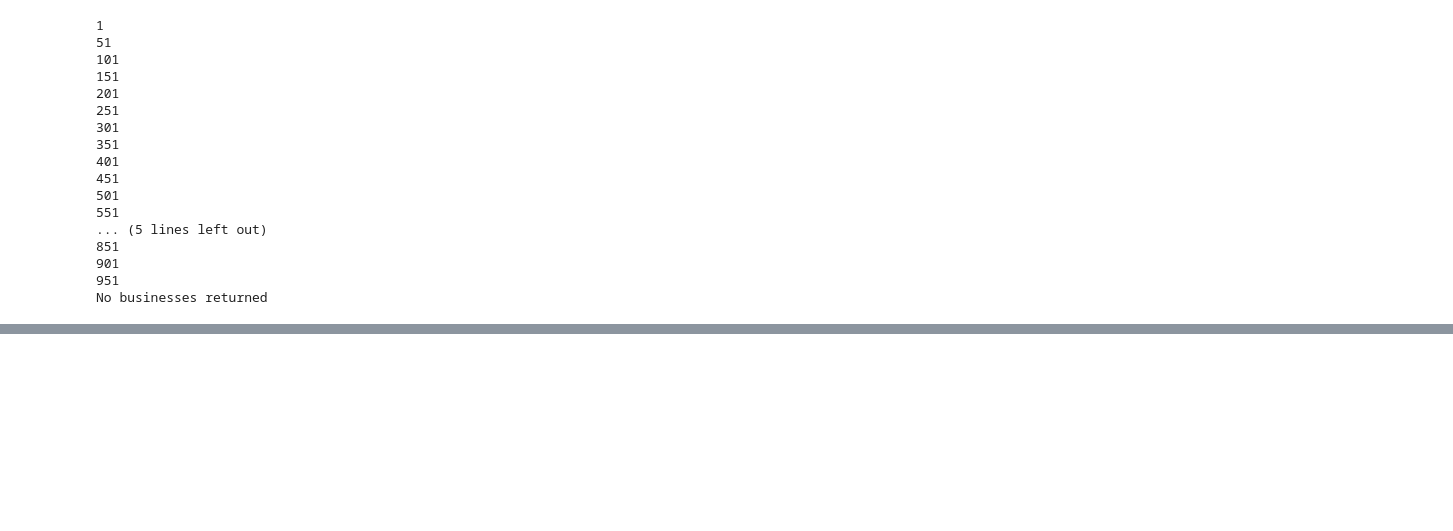
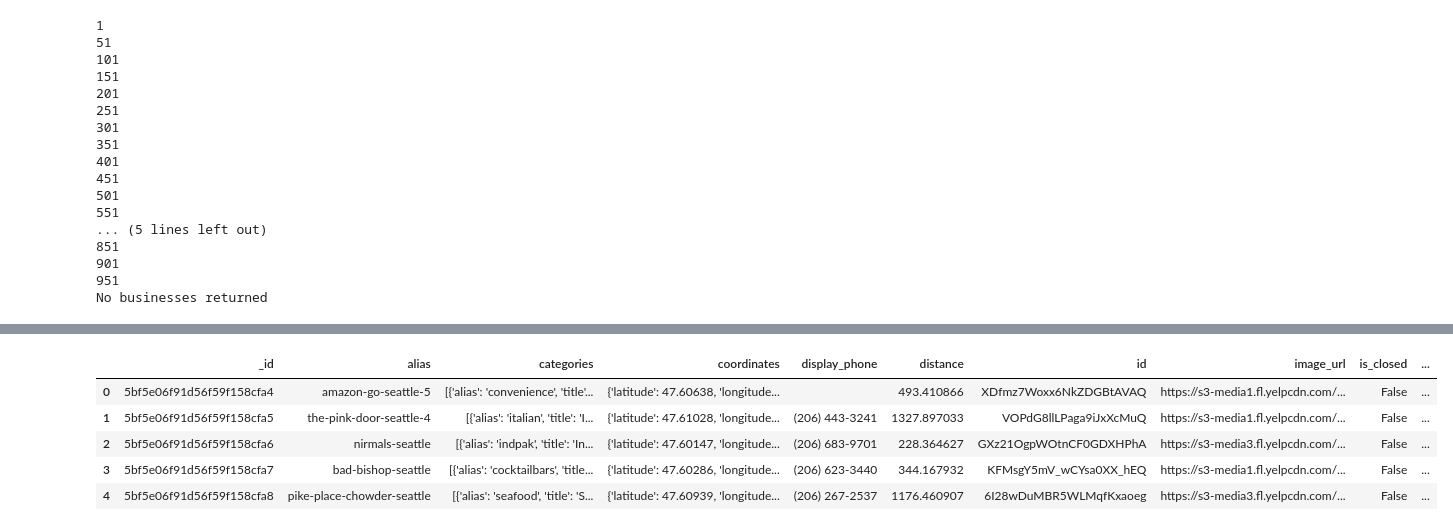
Before and after one commit to Gnishimura/We_Eat, a Jupyter notebook: EDA.ipynb, the cells around one changed output, grey strips where cells are left out. Saved outputs shown, nothing was run; the diff lists cells and outputs as text; code cells hidden in the pictures; blank space fills up the shorter version.

```diff
--- a/EDA.ipynb
+++ b/EDA.ipynb
@@ -43,0 +37,9 @@ df.tail()
+# %%
+mile_from_galvanize.head()
+# %% [output]
+|  | _id | alias | categories | coordinates | display_phone | distance | id | image_url | is_closed | ... |
+| 0 | 5bf5e06f91d56f59f158cfa4 | amazon-go-seattle-5 | [{'alias': 'convenience', 'title'... | {'latitude': 47.60638, 'longitude... |  | 493.410866 | XDfmz7Woxx6NkZDGBtAVAQ | https://s3-media1.fl.yelpcdn.com/... | False | ... |
+| 1 | 5bf5e06f91d56f59f158cfa5 | the-pink-door-seattle-4 | [{'alias': 'italian', 'title': 'I... | {'latitude': 47.61028, 'longitude... | (206) 443-3241 | 1327.897033 | VOPdG8llLPaga9iJxXcMuQ | https://s3-media1.fl.yelpcdn.com/... | False | ... |
+| 2 | 5bf5e06f91d56f59f158cfa6 | nirmals-seattle | [{'alias': 'indpak', 'title': 'In... | {'latitude': 47.60147, 'longitude... | (206) 683-9701 | 228.364627 | GXz21OgpWOtnCF0GDXHPhA | https://s3-media3.fl.yelpcdn.com/... | False | ... |
+| 3 | 5bf5e06f91d56f59f158cfa7 | bad-bishop-seattle | [{'alias': 'cocktailbars', 'title... | {'latitude': 47.60286, 'longitude... | (206) 623-3440 | 344.167932 | KFMsgY5mV_wCYsa0XX_hEQ | https://s3-media1.fl.yelpcdn.com/... | False | ... |
+| 4 | 5bf5e06f91d56f59f158cfa8 | pike-place-chowder-seattle | [{'alias': 'seafood', 'title': 'S... | {'latitude': 47.60939, 'longitude... | (206) 267-2537 | 1176.460907 | 6I28wDuMBR5WLMqfKxaoeg | https://s3-media3.fl.yelpcdn.com/... | False | ... |
```
Also changed, not shown: parts of 26 cells of this notebook, 3 other files.
